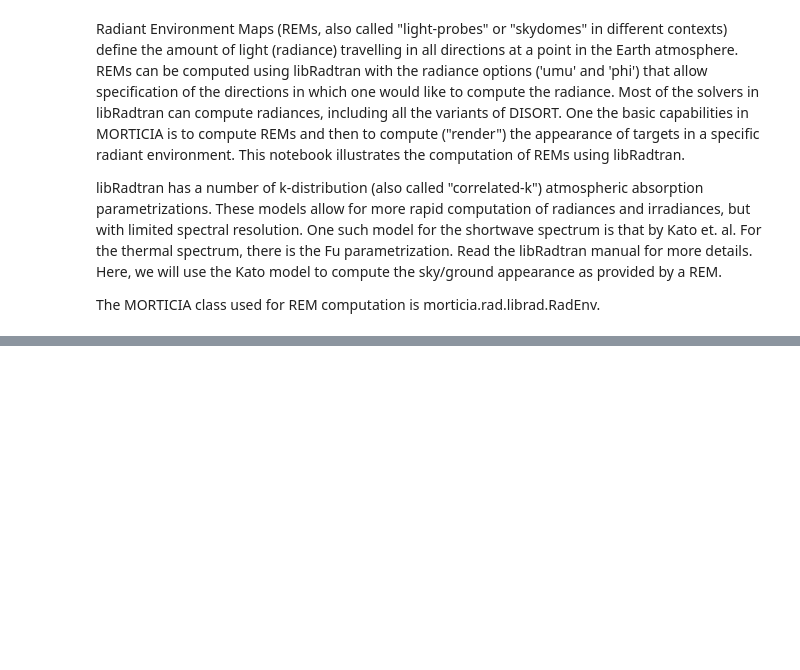
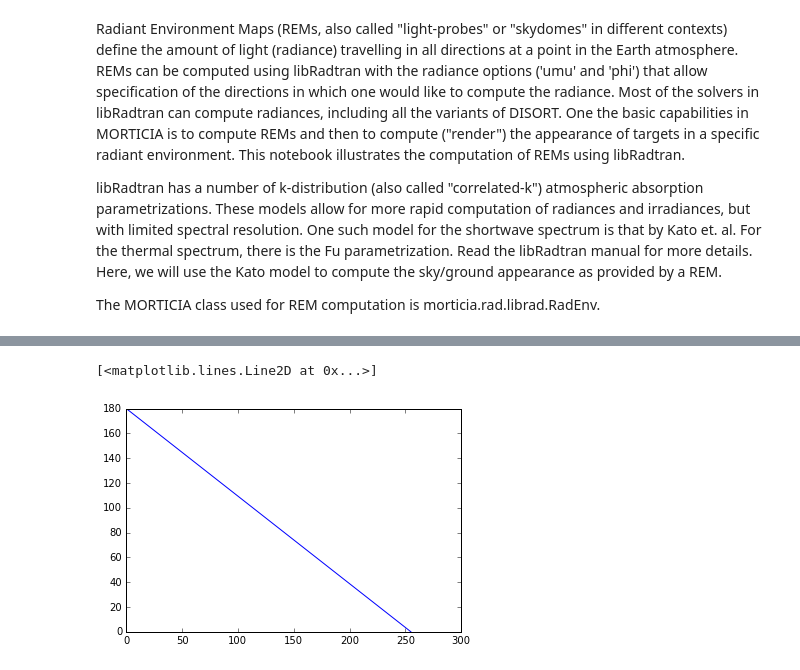
Before and after one commit to derekjgriffith/nbMORTICIA, a Jupyter notebook: rad/04a-Radiant-Env-Maps-RadEnv.ipynb, the cells around one changed output, grey strips where cells are left out. Drawn from its saved outputs; the diff is of its cells as text; code cells hidden in the pictures; blank space fills up the shorter version.

```diff
--- a/rad/04a-Radiant-Env-Maps-RadEnv.ipynb
+++ b/rad/04a-Radiant-Env-Maps-RadEnv.ipynb
@@ -243,0 +116,5 @@ cenv.trans_cases[1].outfile
+# %%
+plt.plot(np.rad2deg(libRadEnvh.xd_opt_depth['pza'].data))
+# %% [output]
+[<matplotlib.lines.Line2D at 0x...>]
+[figure, added]
```
Also changed, not shown: parts of 93 cells of this notebook, 2 other files.
